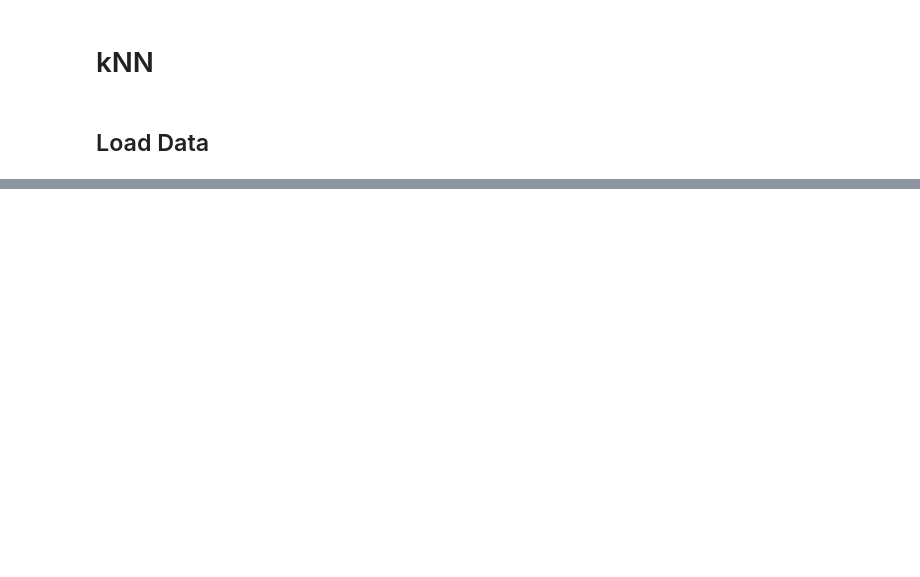
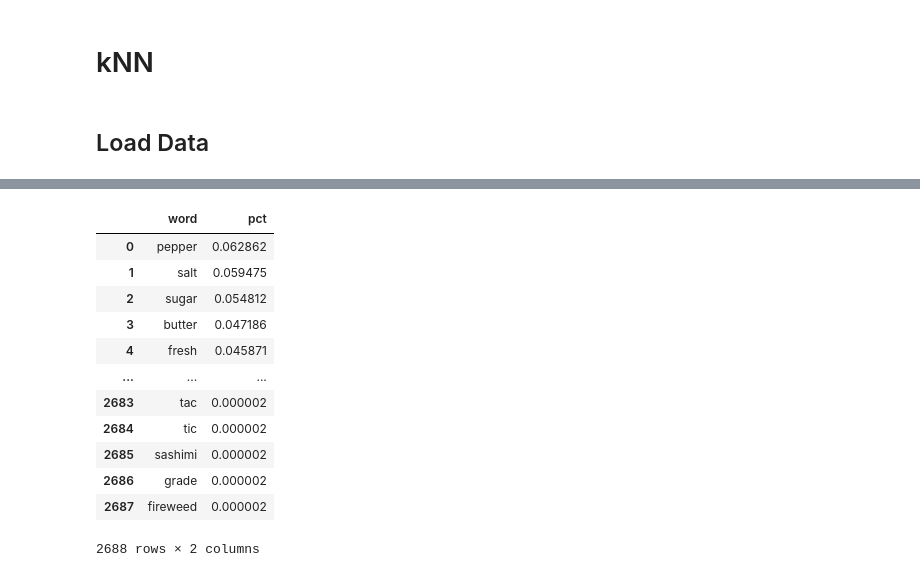
Before and after one commit to AnaqiAmir/FlavorFusion, a Jupyter notebook: knn.ipynb, the cells around one changed output, grey strips where cells are left out. Drawn from its saved outputs; the diff is of its cells as text; code cells hidden in the pictures; blank space fills up the shorter version.

```diff
--- a/knn.ipynb
+++ b/knn.ipynb
@@ -184,0 +172,34 @@ Input: Recipe for Aromatic Basmati Rice Rice Cooker
+# %%
+# Step 1: TF-IDF on ingredients
+from sklearn.feature_extraction.text import TfidfVectorizer
+tfidf = TfidfVectorizer(stop_words='english')
+tfidf_matrix = tfidf.fit_transform(recipes['ingredient_names'])
+# %%
+# Step 1.5: Find out frequency of words
+feature_names = tfidf.get_feature_names_out()
+dense_tfidf = tfidf_matrix.toarray()
+tfidf_df = pd.DataFrame(dense_tfidf, columns=feature_names)
+
+# Find freqs
+word_frequencies = tfidf_df.sum(axis=0)
+word_frequencies = word_frequencies / len(tfidf_df)
+word_frequencies = word_frequencies.sort_values(ascending=False)
+
+# Put into df
+word_freqs = pd.DataFrame({"word": list(word_frequencies.index), "pct": list(word_frequencies.values)})
+
+word_freqs
+# %% [output]
+|  | word | pct |
+| 0 | pepper | 0.062862 |
+| 1 | salt | 0.059475 |
+| 2 | sugar | 0.054812 |
+| 3 | butter | 0.047186 |
+| 4 | fresh | 0.045871 |
+| ... | ... | ... |
+| 2683 | tac | 0.000002 |
+| 2684 | tic | 0.000002 |
+| 2685 | sashimi | 0.000002 |
+| 2686 | grade | 0.000002 |
+| 2687 | fireweed | 0.000002 |
+2688 rows × 2 columns
```
Also changed, not shown: parts of 20 cells of this notebook.
